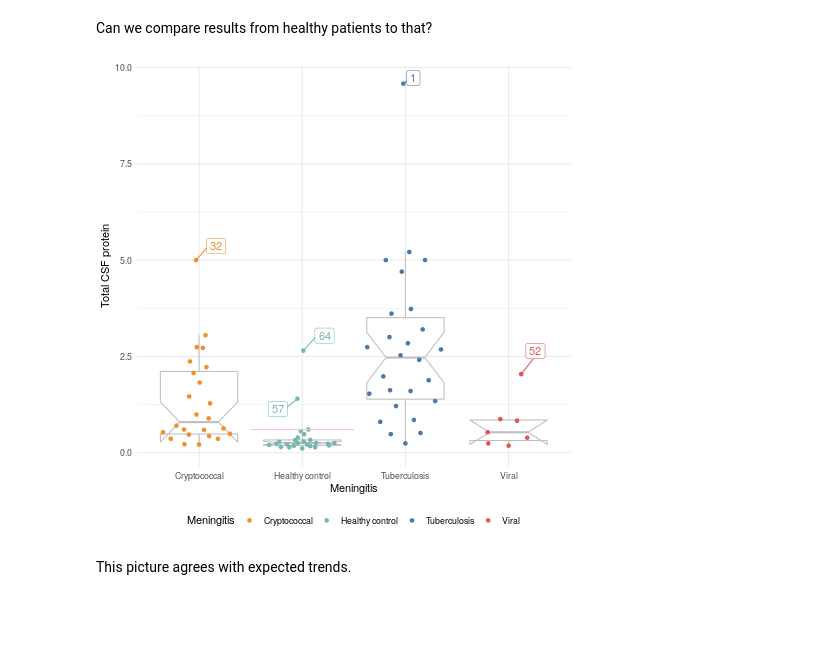
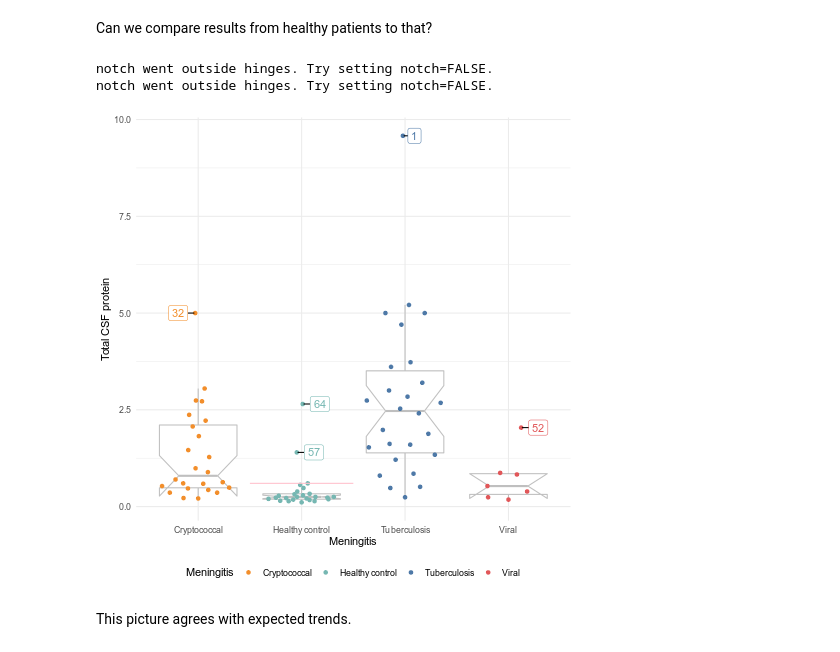
Before and after one commit to krassowski/meningitis-integration, a Jupyter notebook: analyses/protein_vs_clinical/Total_CSF_protein.ipynb, the cells around one changed output. Drawn from its saved outputs; the diff is of its cells as text; code cells hidden in the pictures; blank space fills up the shorter version.

```diff
--- a/analyses/protein_vs_clinical/Total_CSF_protein.ipynb
+++ b/analyses/protein_vs_clinical/Total_CSF_protein.ipynb
@@ -7,7 +7,7 @@ from helpers.utilities import *
 indexed_by_target_path = 'data/clean/protein/indexed_by_target.csv'
 log_matrix_path = 'data/clean/protein/log_10.csv'
 
-clinical_subset = 'data/clean/protein/clinical_data_ordered_to_match_proteins_matrix.txt'
+clinical_subset = 'data/clean/protein/clinical_data_ordered_to_match_proteins_matrix.csv'
 # %%
 clinical = read_csv(clinical_subset)
 
@@ -81,30 +81,32 @@ df['z_score'] = df.groupby('Meningitis')['Protein'].transform(lambda x: zscore(x
 # %%
 %%R -i df
 library(ggbeeswarm)
 library(ggrepel)
 
 # prepare labels but only for potential outliers
-df[df$z_score < 1.5, 'index'] = ''
+df[df$z_score < 1.5, 'index'] = NA
 
 (
     ggplot(df, aes(x=Meningitis, y=Protein, color=Meningitis, label=index))
     + theme_minimal()
     + geom_boxplot(outlier.shape=NA, color='grey75', notch=T)
     + geom_quasirandom()
     + scale_color_manual(values=patient_colors$Meningitis)
     + theme(legend.position='bottom')
-    # TODO hide ids for publication / write-up?
     + geom_label_repel(
         position=position_quasirandom(),
-        min.segment.length=.1, force=25,
-        show.legend=F
+        min.segment.length=.1, direction='x',
+        force=10,
+        show.legend=F, max.max.overlaps=Inf
     )
     # line marking the reference 0.6 value for helthy controls
     + annotate('segment', x=1.5, xend=2.5, y=0.6, yend=0.6, color='pink')
     + ylab('Total CSF protein')
 )
 # %% [output]
+notch went outside hinges. Try setting notch=FALSE.
+notch went outside hinges. Try setting notch=FALSE.
-[figure, old version]
+[figure, new version]
 # %% [markdown]
 This picture agrees with expected trends.
 # %%
```
Also changed, not shown: parts of 2 cells of this notebook, 6 other files.
